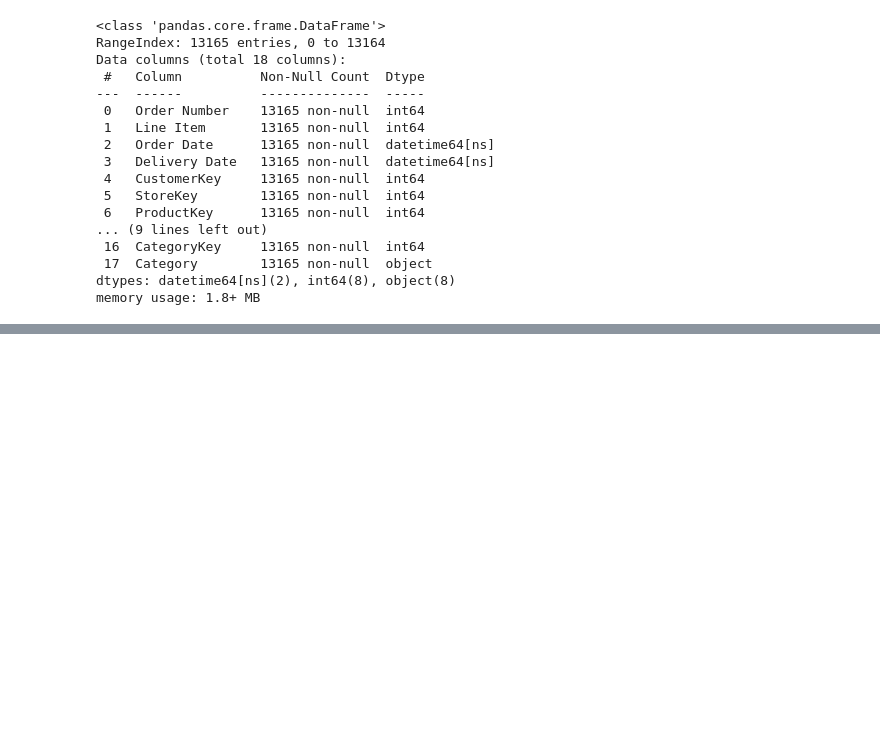
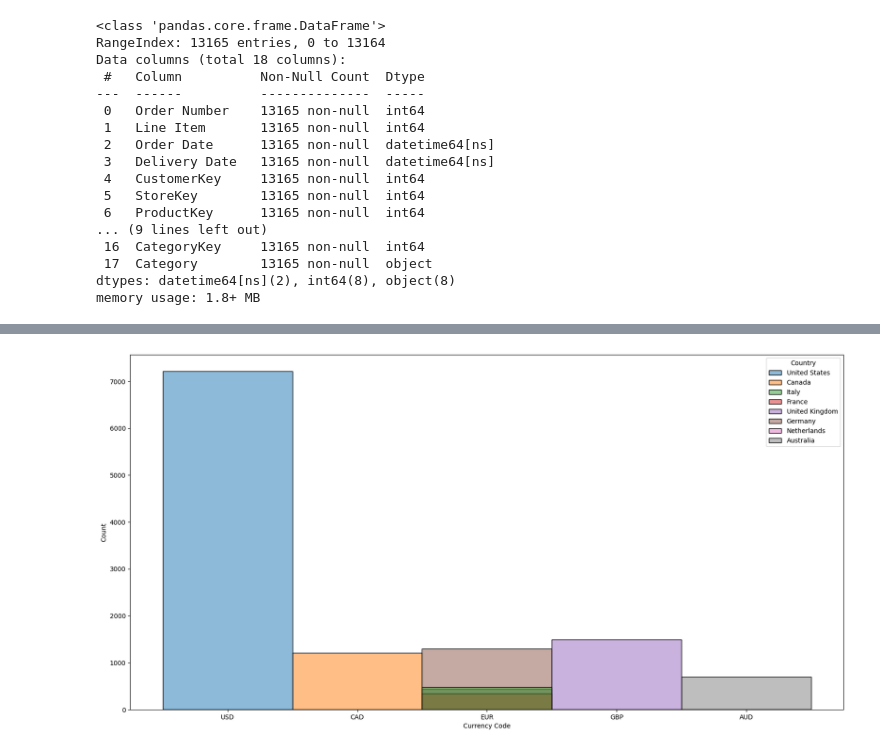
Before and after one commit to AlejoRam05/Bootcamp_Final_Project, a Jupyter notebook: final_proyect.ipynb, the cells around one changed output, grey strips where cells are left out. Drawn from its saved outputs; the diff is of its cells as text; code cells hidden in the pictures; blank space fills up the shorter version.

```diff
--- a/final_proyect.ipynb
+++ b/final_proyect.ipynb
@@ -346,0 +431,6 @@ memory usage: 1.8+ MB
+# %%
+plt.figure(figsize=(20,10))
+sns.histplot(data=ventas_Tienda0_products, hue="Country",x="Currency Code")
+plt.show()
+# %% [output]
+[figure, added]
```
Also changed, not shown: parts of 11 cells of this notebook.
